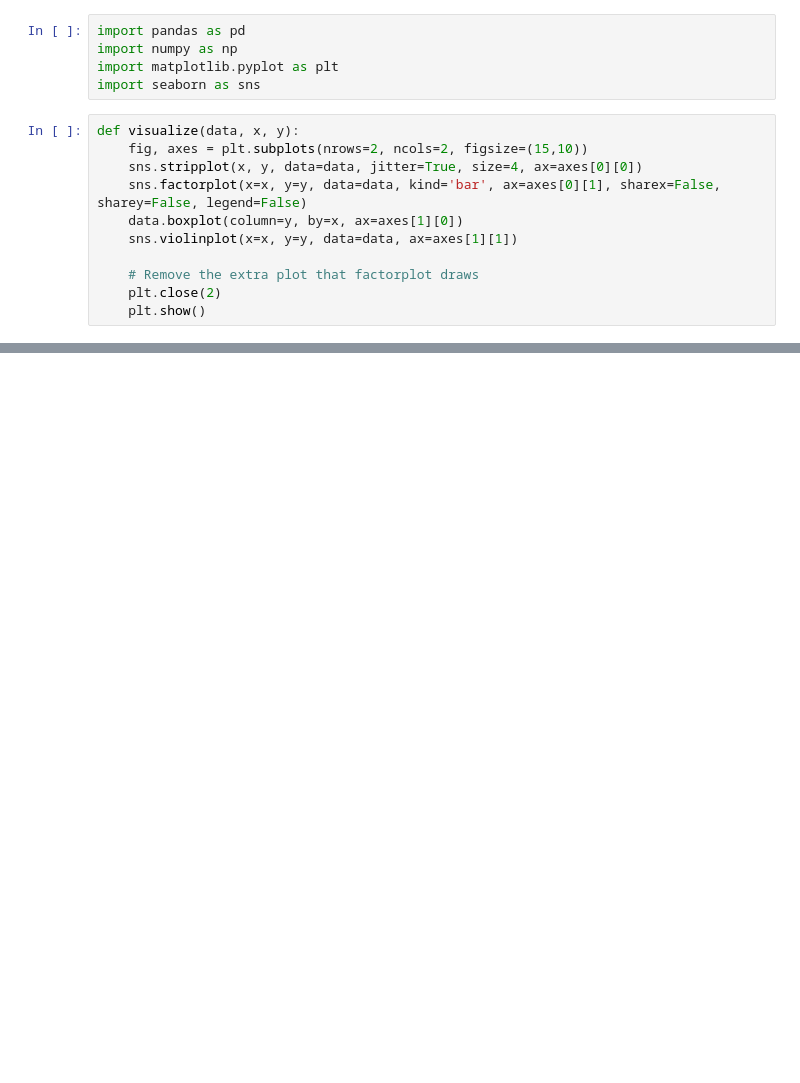
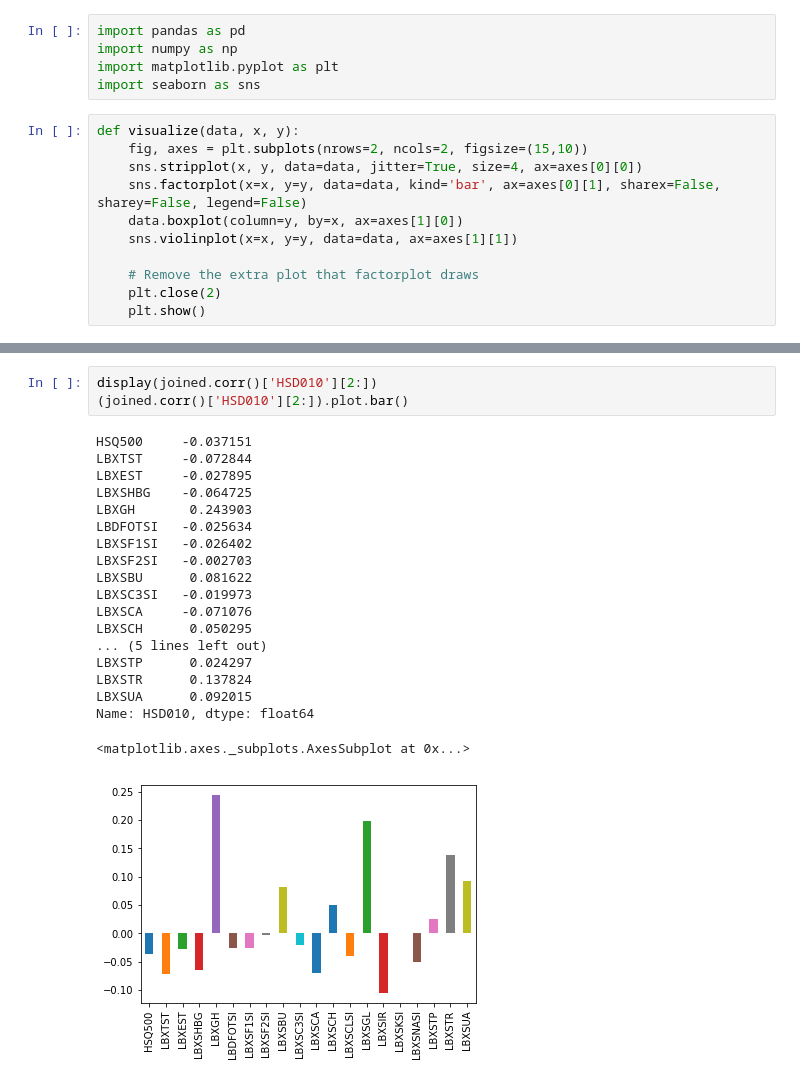
Before and after one commit to oconnoag/NHANES_Data, a Jupyter notebook: compiled_data/alijah_data_setup.ipynb, the cells around one changed output, grey strips where cells are left out. Saved outputs shown, nothing was run; the diff lists cells and outputs as text; blank space fills up the shorter version.

```diff
--- a/compiled_data/alijah_data_setup.ipynb
+++ b/compiled_data/alijah_data_setup.ipynb
@@ -86,0 +120,23 @@ joined.groupby('HSD010').std()
+# %%
+display(joined.corr()['HSD010'][2:])
+(joined.corr()['HSD010'][2:]).plot.bar()
+# %% [output]
+HSQ500     -0.037151
+LBXTST     -0.072844
+LBXEST     -0.027895
+LBXSHBG    -0.064725
+LBXGH       0.243903
+LBDFOTSI   -0.025634
+LBXSF1SI   -0.026402
+LBXSF2SI   -0.002703
+LBXSBU      0.081622
+LBXSC3SI   -0.019973
+LBXSCA     -0.071076
+LBXSCH      0.050295
+... (5 lines left out)
+LBXSTP      0.024297
+LBXSTR      0.137824
+LBXSUA      0.092015
+Name: HSD010, dtype: float64
+<matplotlib.axes._subplots.AxesSubplot at 0x...>
+[figure, added]
```
Also changed, not shown: parts of 16 cells of this notebook, 1 other file.
